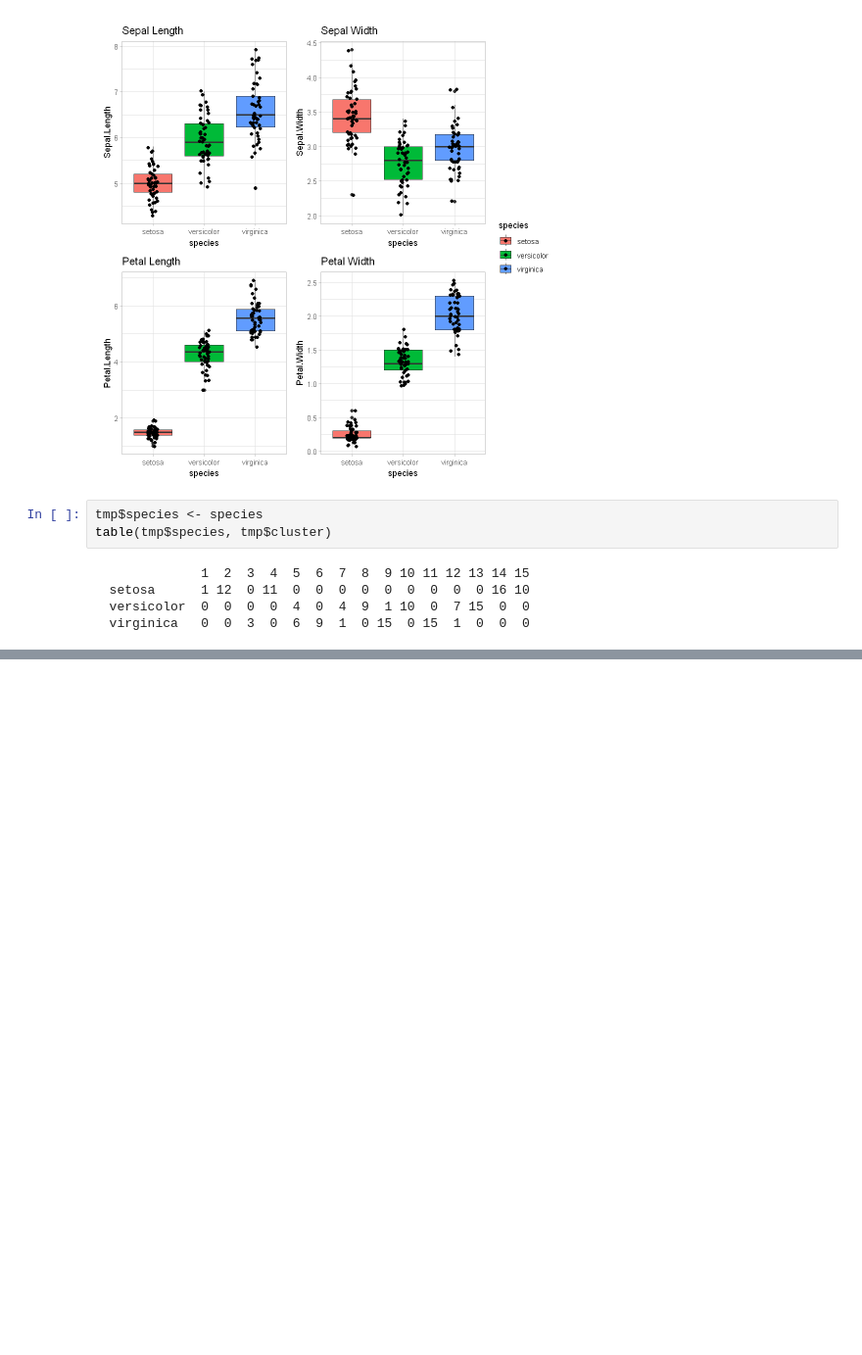
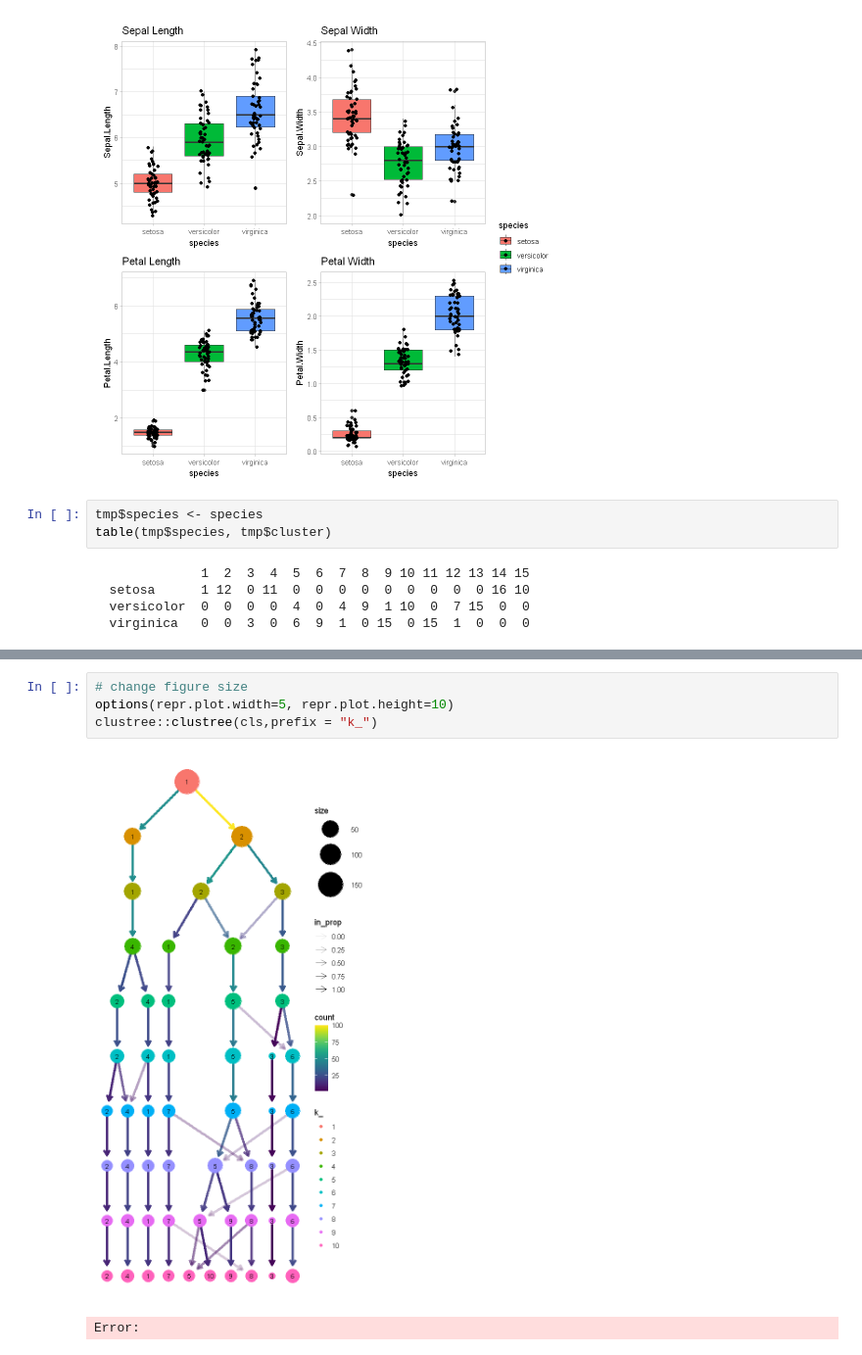
Before and after one commit to MartinLoza/KI_UTokyo_2025, a Jupyter notebook: Analysis/00_Intro_PCA_UMAP.ipynb, the cells around one changed output, grey strips where cells are left out. Shown at 98% size. Saved outputs shown, nothing was run; the diff lists cells and outputs as text; blank space fills up the shorter version.

```diff
--- a/Analysis/00_Intro_PCA_UMAP.ipynb
+++ b/Analysis/00_Intro_PCA_UMAP.ipynb
@@ -390,0 +420,7 @@ table(tmp$species, tmp$cluster)
+# %%
+# change figure size
+options(repr.plot.width=5, repr.plot.height=10)
+clustree::clustree(cls,prefix = "k_")
+# %% [output]
+[figure, added]
+Error:
```
Also changed, not shown: parts of 8 cells of this notebook, 1 other file.
